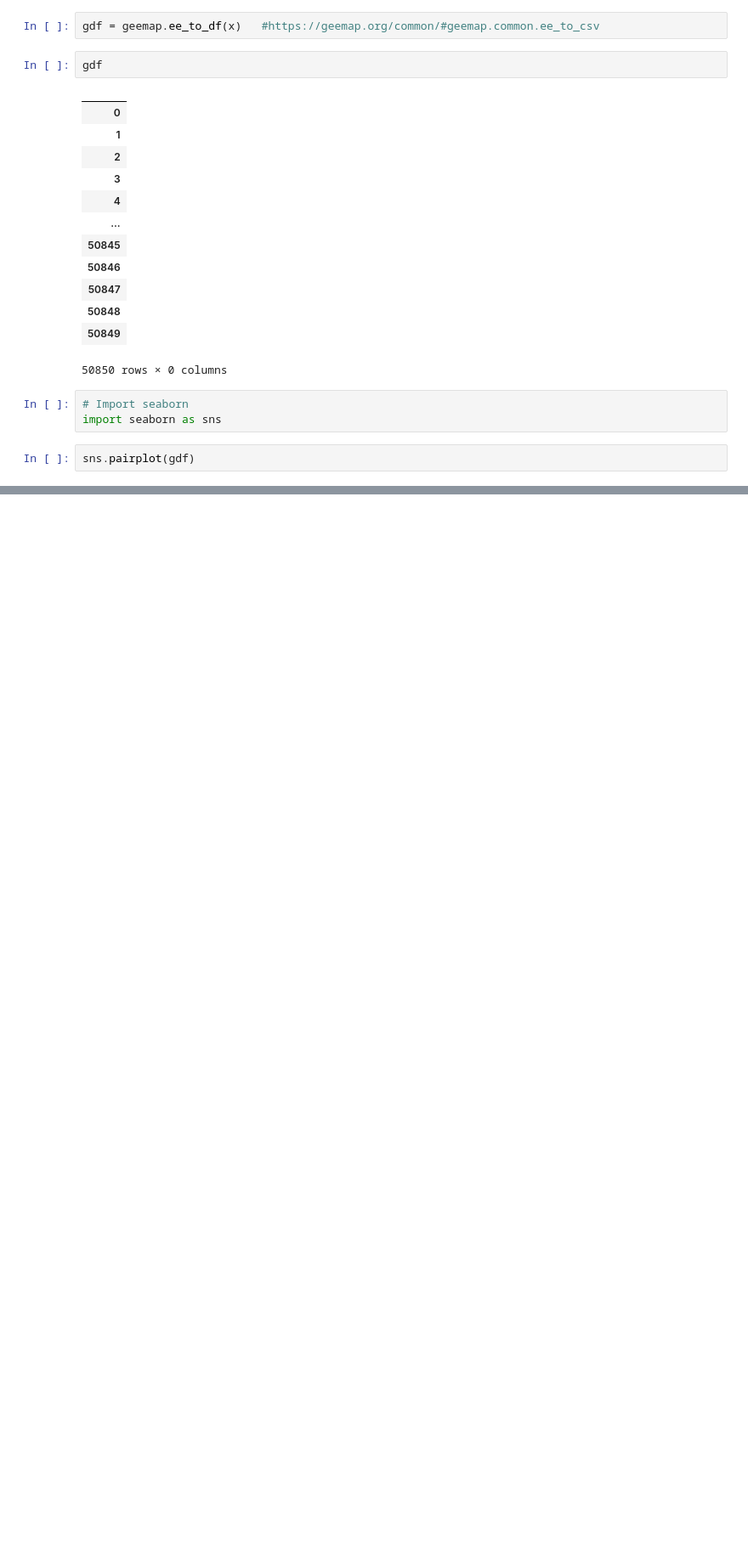
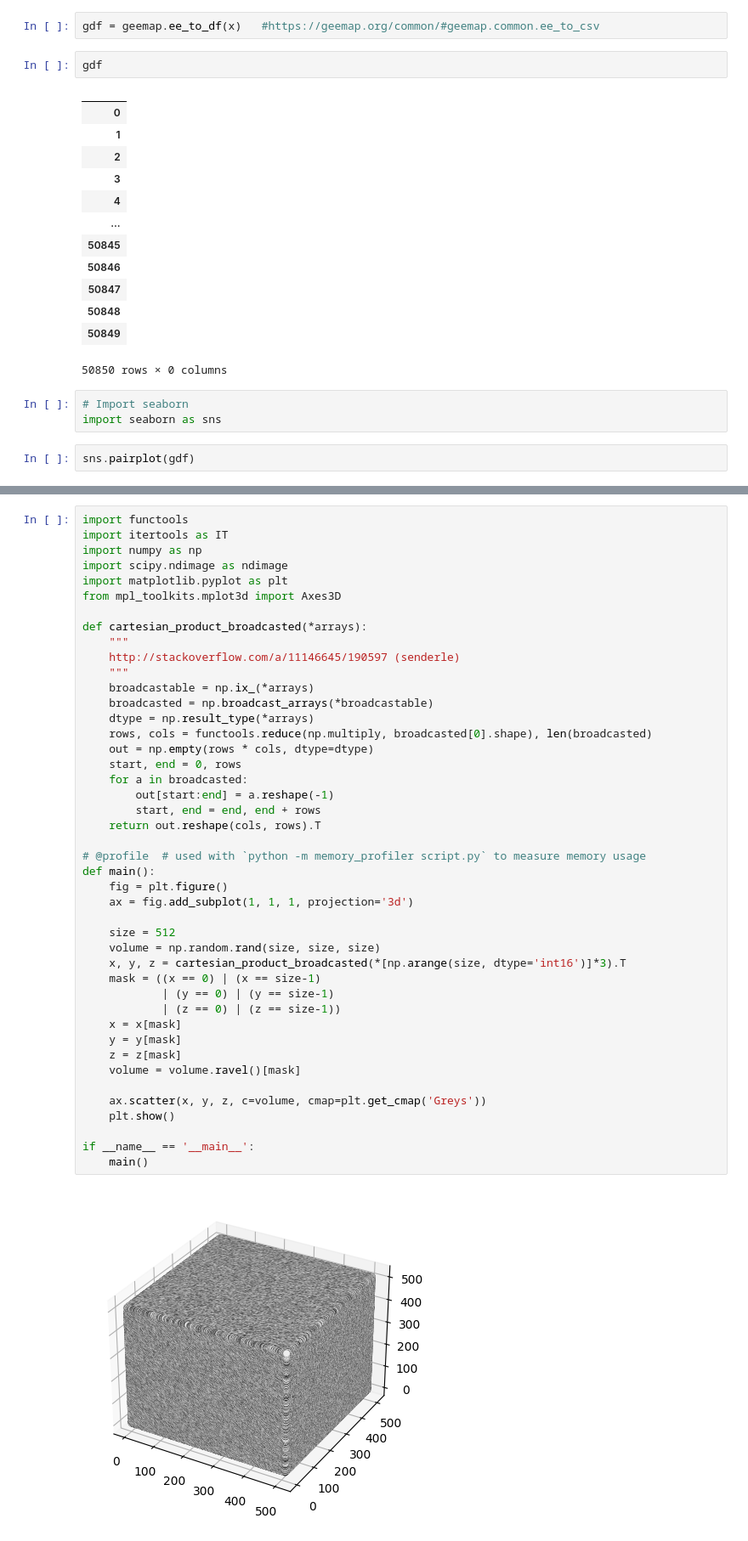
Before and after one commit to MayerT1/Pakistan_Research, a Jupyter notebook: Pakistan_Activity_1_Prelim.ipynb, the cells around one changed output, grey strips where cells are left out. Shown at 85% size. Saved outputs shown, nothing was run; the diff lists cells and outputs as text; blank space fills up the shorter version.

```diff
--- a/Pakistan_Activity_1_Prelim.ipynb
+++ b/Pakistan_Activity_1_Prelim.ipynb
@@ -221,0 +262,46 @@ ValueError: No objects to concatenate
+# %%
+import functools
+import itertools as IT
+import numpy as np
+import scipy.ndimage as ndimage
+import matplotlib.pyplot as plt
+from mpl_toolkits.mplot3d import Axes3D
+
+def cartesian_product_broadcasted(*arrays):
+    """
+    http://stackoverflow.com/a/11146645/190597 (senderle)
+    """
+    broadcastable = np.ix_(*arrays)
+    broadcasted = np.broadcast_arrays(*broadcastable)
+    dtype = np.result_type(*arrays)
+    rows, cols = functools.reduce(np.multiply, broadcasted[0].shape), len(broadcasted)
+    out = np.empty(rows * cols, dtype=dtype)
+    start, end = 0, rows
+    for a in broadcasted:
+        out[start:end] = a.reshape(-1)
+        start, end = end, end + rows
+    return out.reshape(cols, rows).T
+
+# @profile  # used with `python -m memory_profiler script.py` to measure memory usage
+def main():
+    fig = plt.figure()
+    ax = fig.add_subplot(1, 1, 1, projection='3d')
+
+    size = 512
+    volume = np.random.rand(size, size, size)
+    x, y, z = cartesian_product_broadcasted(*[np.arange(size, dtype='int16')]*3).T
+    mask = ((x == 0) | (x == size-1)
+            | (y == 0) | (y == size-1)
+            | (z == 0) | (z == size-1))
+    x = x[mask]
+    y = y[mask]
+    z = z[mask]
+    volume = volume.ravel()[mask]
+
+    ax.scatter(x, y, z, c=volume, cmap=plt.get_cmap('Greys'))
+    plt.show()
+
+if __name__ == '__main__':
+    main()
+# %% [output]
+[figure, added]
```
Also changed, not shown: parts of 7 cells of this notebook.
